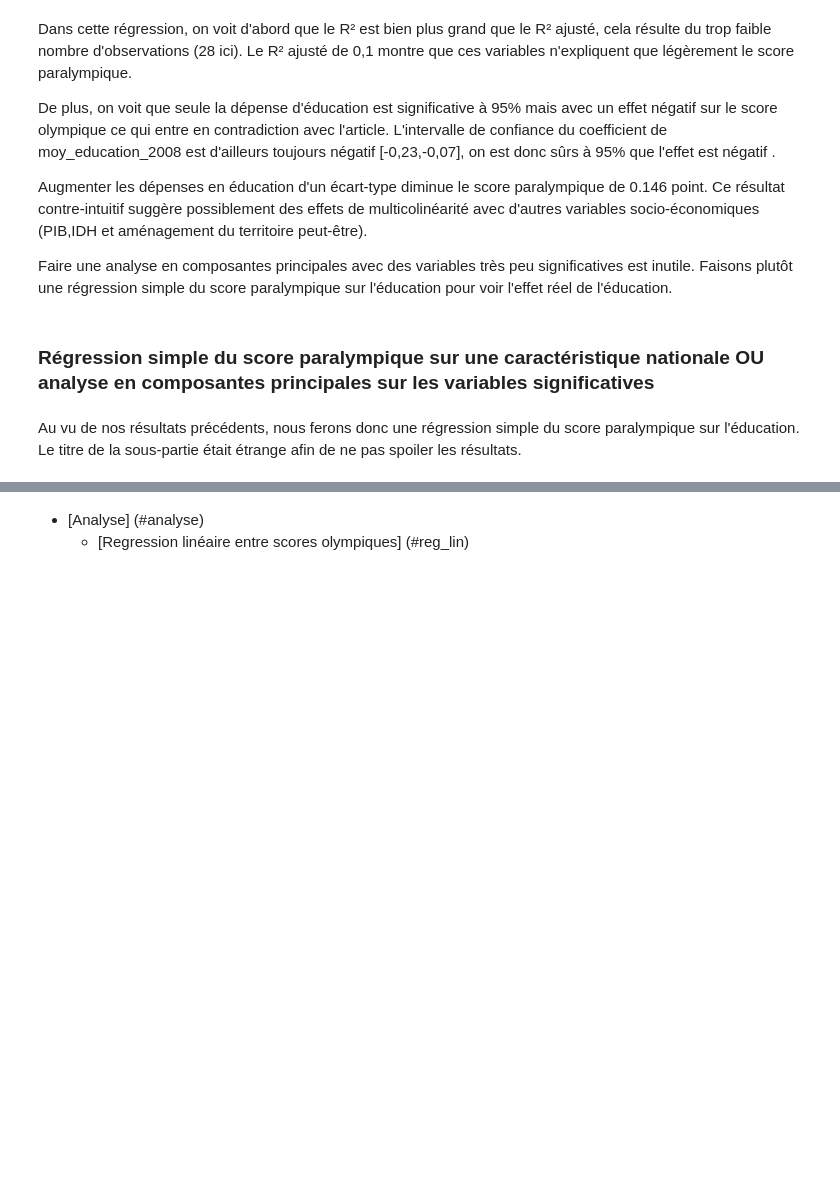
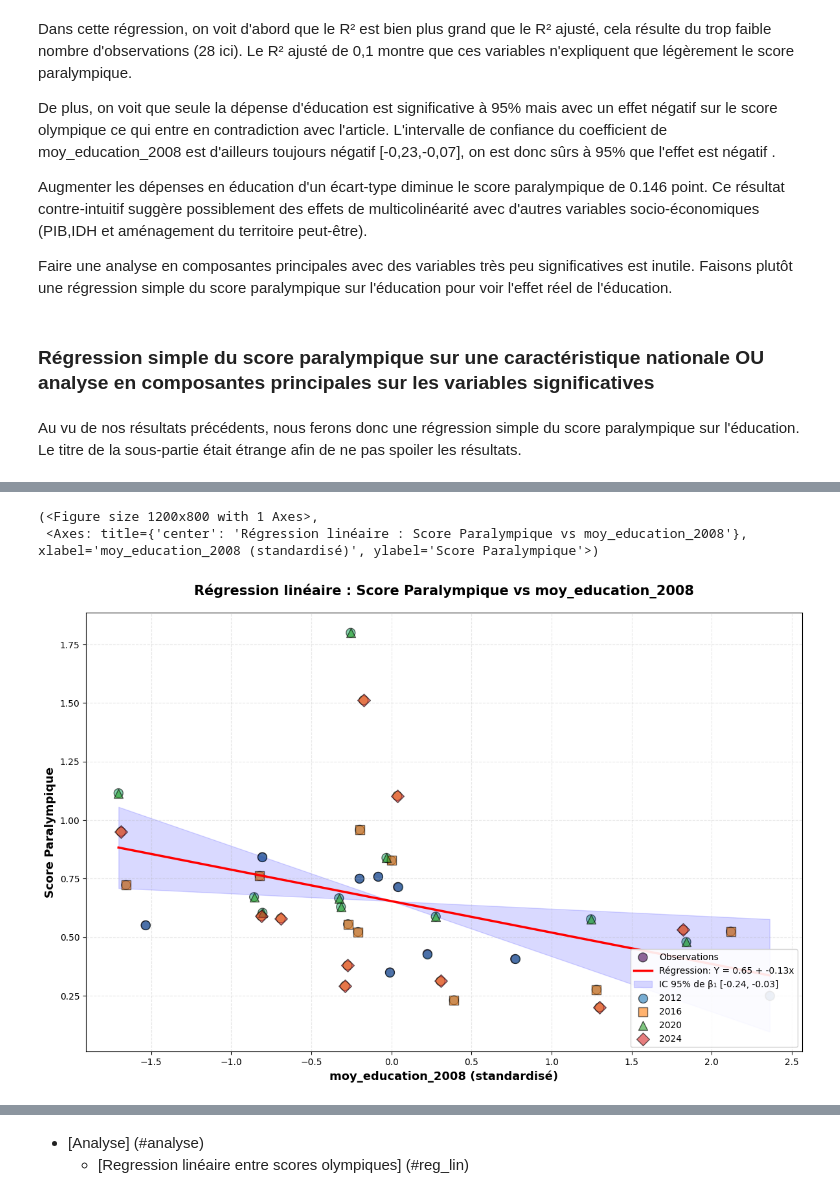
Before and after one commit to Eloi-du-77/Projet-Python, a Jupyter notebook: Notebook.ipynb, the cells around one changed output, grey strips where cells are left out. Cells and saved outputs as stored; diff of their text form; code cells hidden in the pictures; blank space fills up the shorter version.

```diff
--- a/Notebook.ipynb
+++ b/Notebook.ipynb
@@ -865,0 +861,3 @@ regression_simple()
+# %%
+regression_simple_educ=regression_simple(df,'moy_education_2008')
+regression_simple_educ[0]
@@ -865,0 +880,6 @@ regression_simple()
+# %%
+plot_regression_simple(df,regression_simple_educ,'moy_education_2008')
+# %% [output]
+(<Figure size 1200x800 with 1 Axes>,
+ <Axes: title={'center': 'Régression linéaire : Score Paralympique vs moy_education_2008'}, xlabel='moy_education_2008 (standardisé)', ylabel='Score Paralympique'>)
+[figure, added]
```
Also changed, not shown: parts of 7 cells of this notebook, 1 other file.
